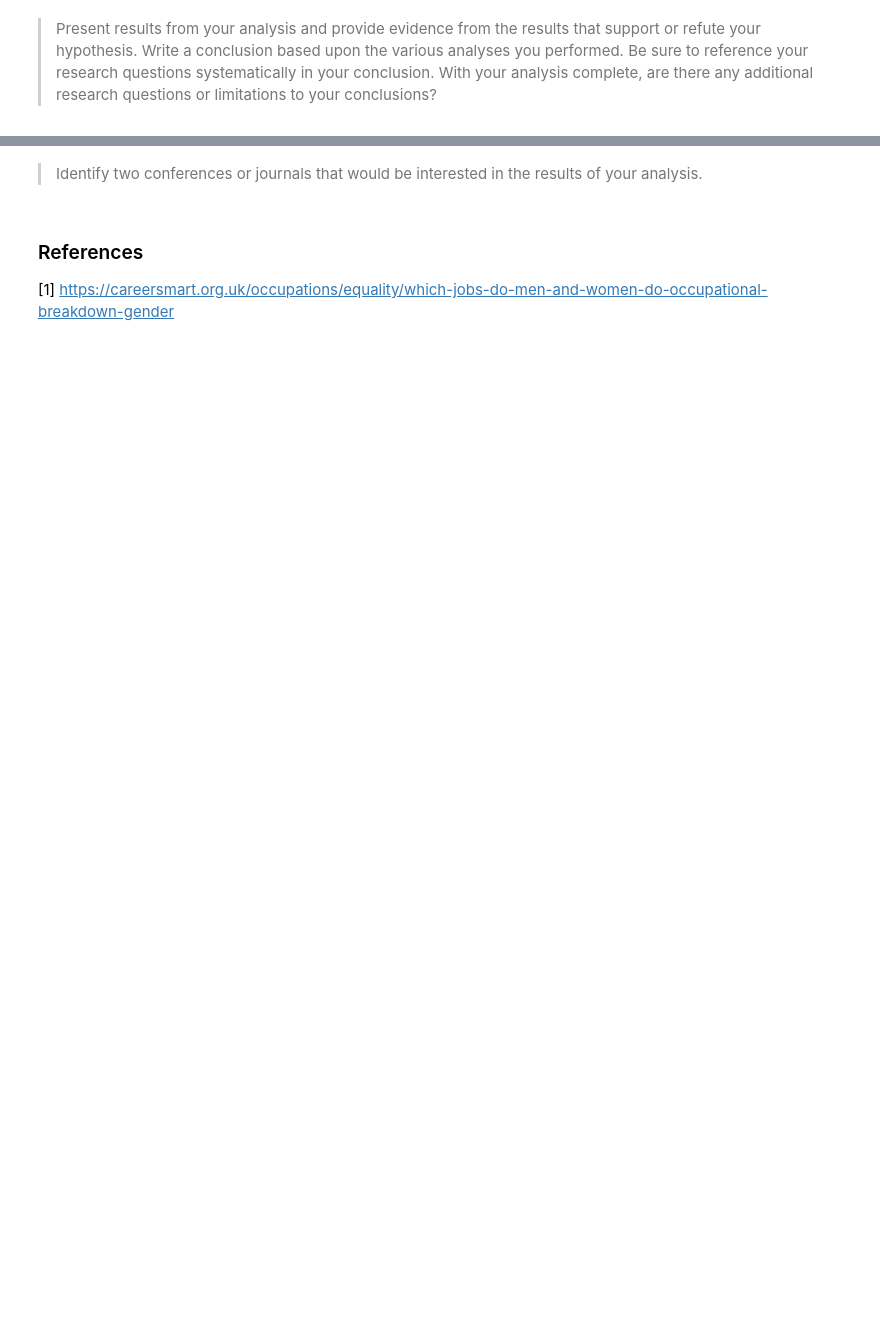
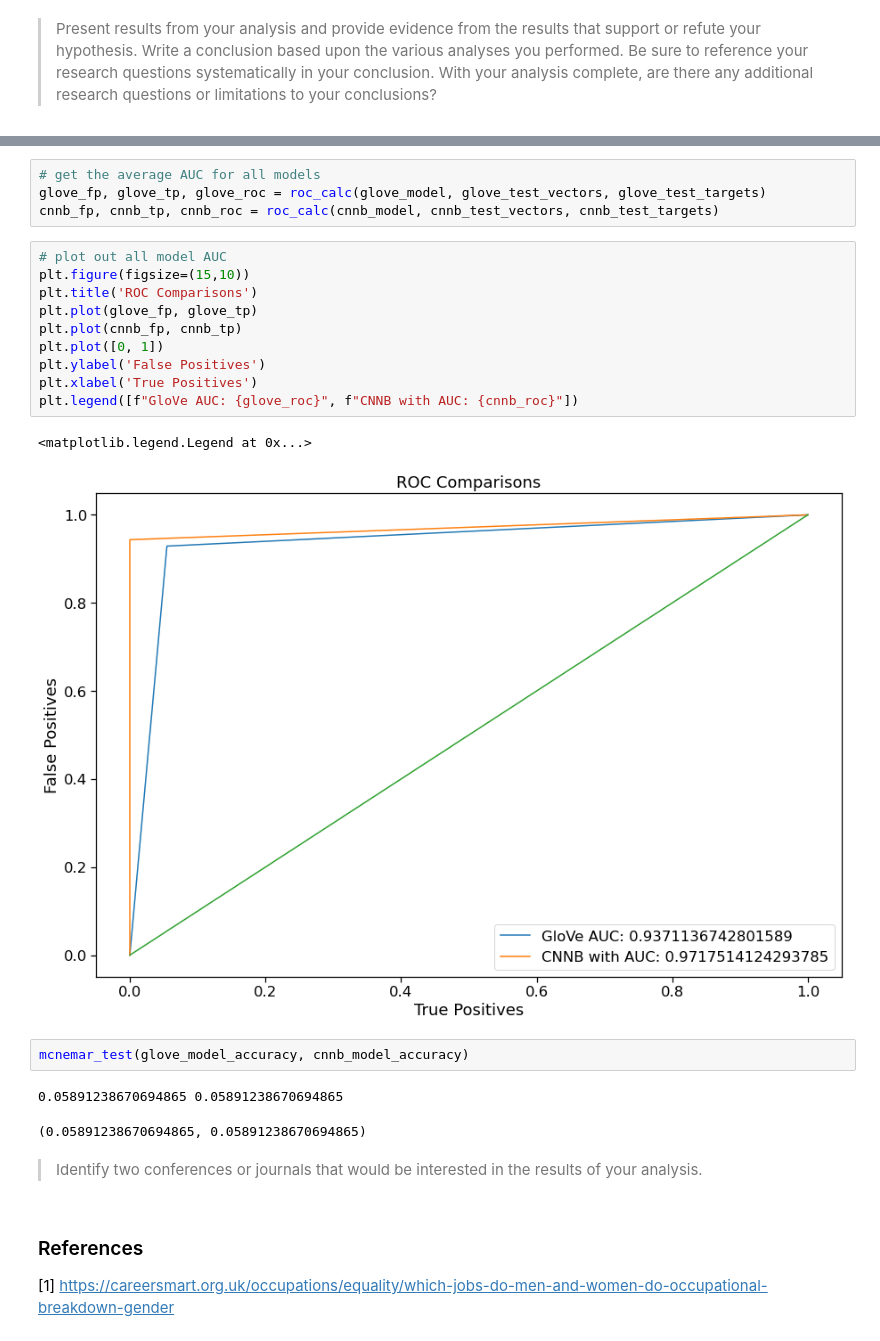
Before and after one commit to wisniemj/CS8321, a Jupyter notebook: Project 1.ipynb, the cells around one changed output, grey strips where cells are left out. Saved outputs shown, nothing was run; the diff lists cells and outputs as text; blank space fills up the shorter version.

```diff
--- a/Project 1.ipynb
+++ b/Project 1.ipynb
@@ -286,3 +323,25 @@ plot = seaborn.barplot(x='Gender', y='Sentiment', data=term_df, capsize=.1)
+# %%
+# get the average AUC for all models
+glove_fp, glove_tp, glove_roc = roc_calc(glove_model, glove_test_vectors, glove_test_targets)
+cnnb_fp, cnnb_tp, cnnb_roc = roc_calc(cnnb_model, cnnb_test_vectors, cnnb_test_targets)
+# %%
+# plot out all model AUC
+plt.figure(figsize=(15,10))
+plt.title('ROC Comparisons')
+plt.plot(glove_fp, glove_tp)
+plt.plot(cnnb_fp, cnnb_tp)
+plt.plot([0, 1])
+plt.ylabel('False Positives')
+plt.xlabel('True Positives')
+plt.legend([f"GloVe AUC: {glove_roc}", f"CNNB with AUC: {cnnb_roc}"])
+# %% [output]
+<matplotlib.legend.Legend at 0x...>
+[figure, added]
+# %%
+mcnemar_test(glove_model_accuracy, cnnb_model_accuracy)
+# %% [output]
+0.05891238670694865 0.05891238670694865
+(0.05891238670694865, 0.05891238670694865)
 # %% [markdown]
 >Identify two conferences or journals that would be interested in the results of your analysis.
 # %% [markdown]
```
Also changed, not shown: parts of 23 cells of this notebook, 1 other file.
